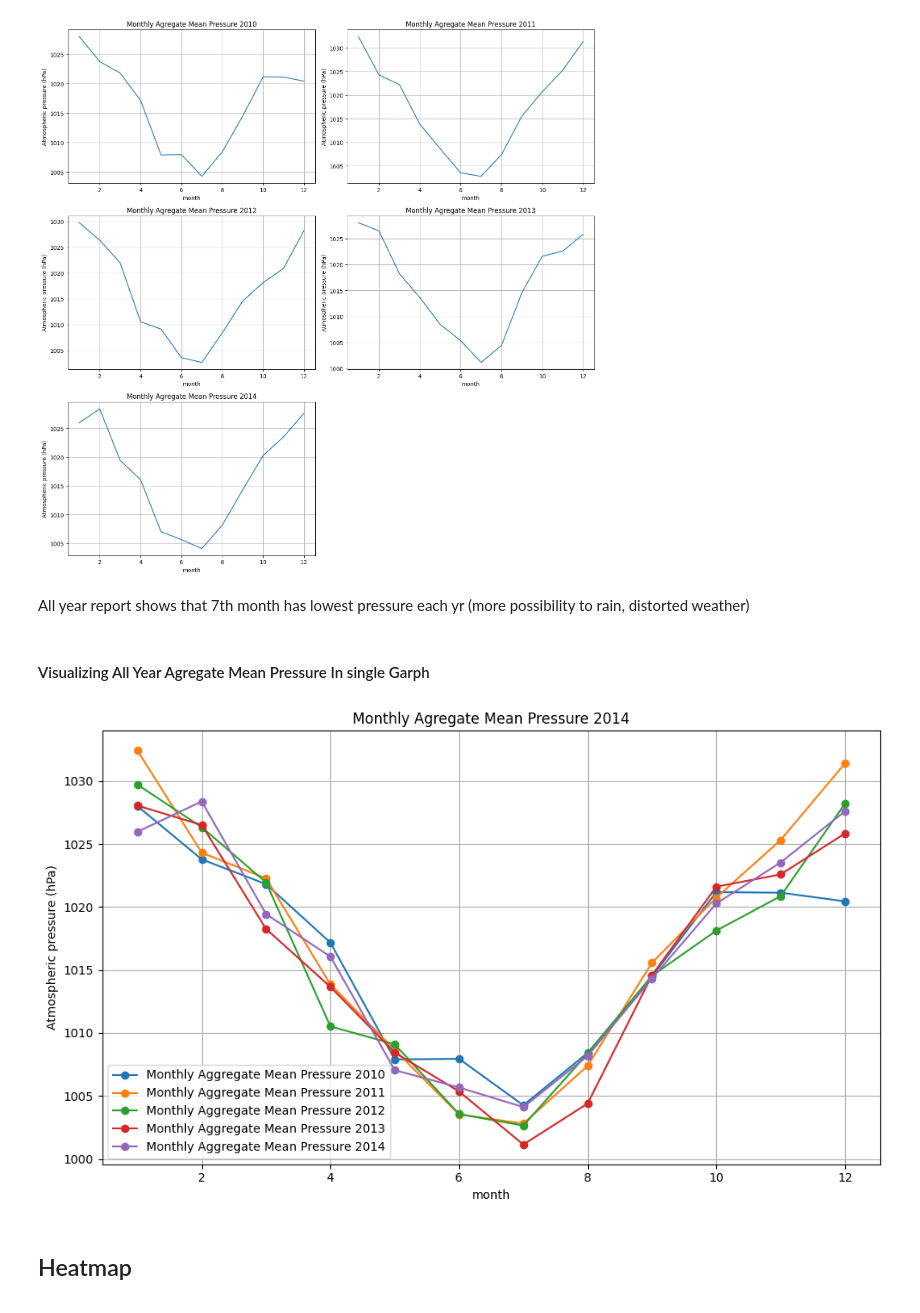
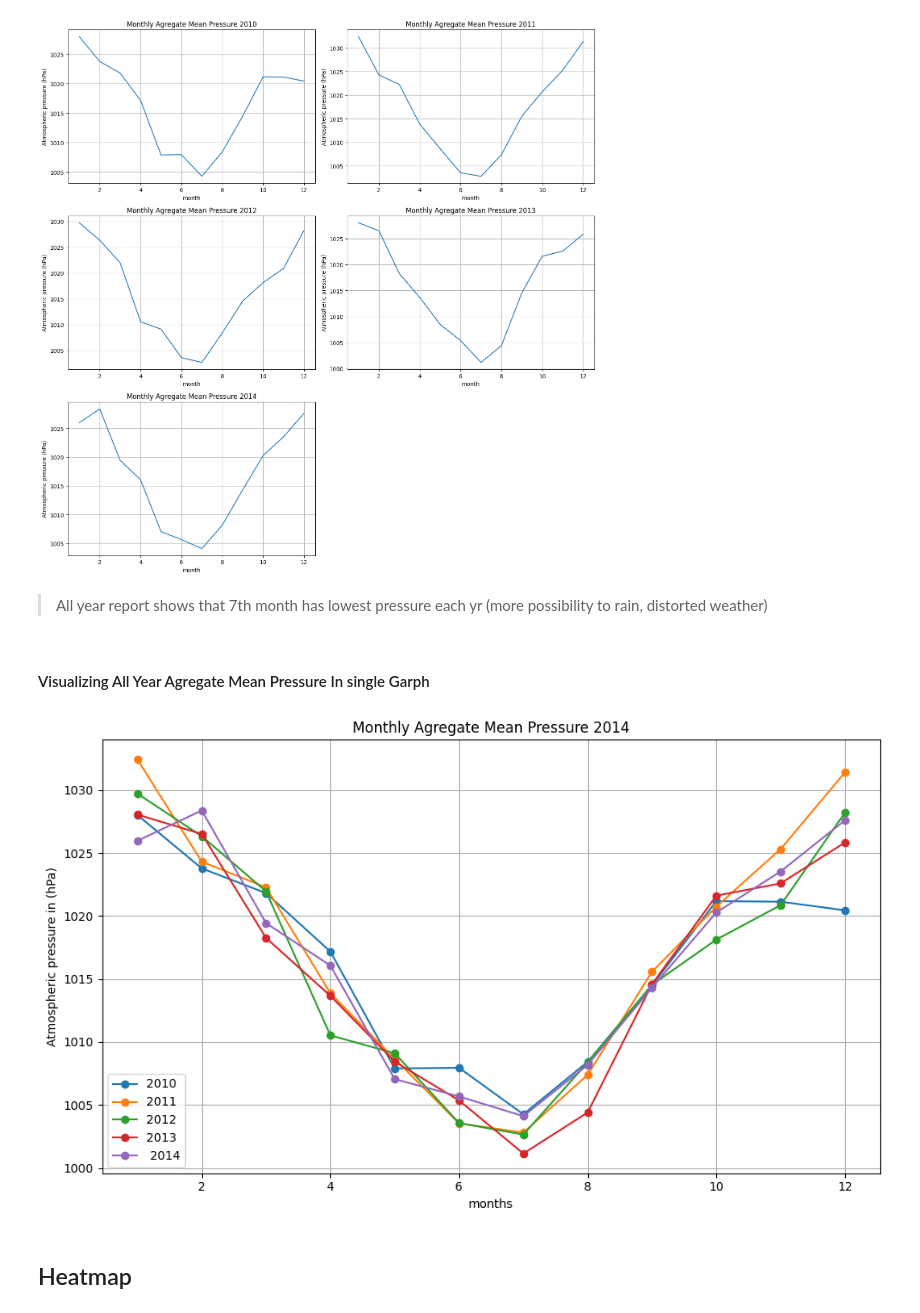
Before and after one commit to Vedant988/Vedant_INBT010521_June2024, a Jupyter notebook: task2_PRSA_data_2010.1.1-2014.12.31.ipynb, the cells around one changed output. Drawn from its saved outputs; the diff is of its cells as text; code cells hidden in the pictures.

```diff
--- a/task2_PRSA_data_2010.1.1-2014.12.31.ipynb
+++ b/task2_PRSA_data_2010.1.1-2014.12.31.ipynb
@@ -71,7 +71,6 @@ df.describe()
 | max | 2014.000000 | 12.000000 | 31.000000 | 23.000000 | 994.000000 | 28.000000 | 42.000000 | 1046.000000 | 585.600000 | 27.000000 | 36.000000 |
 # %%
 #adding date column
-date=df[['year','month','day']].apply(lambda x: '-'.join(x.values.astype(str)),axis='columns')
-
-df.insert(5,'date',date)
+date_column =df[['year','month','day']].apply(lambda x:'-'.join(x.values.astype(str)),axis='columns')
+df.insert(5,'date',date_column)
 df['date']=pd.to_datetime(df['date'])
@@ -312,55 +302,48 @@ plt.show()
 # %% [output]
 [figure]
 # %% [markdown]
-All year report shows that 7th month has lowest pressure each yr  (more possibility to rain, distorted weather)
+
+>All year report shows that 7th month has lowest pressure each yr  (more possibility to rain, distorted weather)
 # %% [markdown]
 #### Visualizing All Year Agregate Mean Pressure In single Garph
 # %%
 df_monthly_2010 = df1[df1['year']==2010].groupby('month')['PRES'].mean().reset_index()
 df_monthly_2011 = df1[df1['year']==2011].groupby('month')['PRES'].mean().reset_index()
 df_monthly_2012 = df1[df1['year']==2012].groupby('month')['PRES'].mean().reset_index()
 df_monthly_2013 = df1[df1['year']==2013].groupby('month')['PRES'].mean().reset_index()
 df_monthly_2014 = df1[df1['year']==2014].groupby('month')['PRES'].mean().reset_index()
 
 
 plt.figure(figsize=(10,6))
 
-plt.plot(df_monthly_2010['month'],df_monthly_2010['PRES'], marker='o',label='Monthly Aggregate Mean Pressure 2010')
+plt.plot(df_monthly_2010['month'],df_monthly_2010['PRES'], marker='o',label='2010')
 plt.title("Monthly Agregate Mean Pressure 2010")
-plt.xlabel('month')
-plt.ylabel("Atmospheric pressure (hPa)")
 plt.grid()
 
 
-plt.plot(df_monthly_2011['month'],df_monthly_2011['PRES'], marker='o',label='Monthly Aggregate Mean Pressure 2011')
+plt.plot(df_monthly_2011['month'],df_monthly_2011['PRES'], marker='o',label='2011')
 plt.title("Monthly Agregate Mean Pressure 2011")
-plt.xlabel('month')
-plt.ylabel("Atmospheric pressure (hPa)")
 plt.grid()
 
 
-plt.plot(df_monthly_2012['month'],df_monthly_2012['PRES'], marker='o',label='Monthly Aggregate Mean Pressure 2012')
+plt.plot(df_monthly_2012['month'],df_monthly_2012['PRES'], marker='o',label='2012')
 plt.title("Monthly Agregate Mean Pressure 2012")
-plt.xlabel('month')
-plt.ylabel("Atmospheric pressure (hPa)")
 plt.grid()
 
-plt.plot(df_monthly_2013['month'],df_monthly_2013['PRES'], marker='o',label='Monthly Aggregate Mean Pressure 2013')
+plt.plot(df_monthly_2013['month'],df_monthly_2013['PRES'], marker='o',label="2013")
 plt.title("Monthly Agregate Mean Pressure 2013")
-plt.xlabel('month')
-plt.ylabel("Atmospheric pressure (hPa)")
 plt.grid()
 
-plt.plot(df_monthly_2014['month'],df_monthly_2014['PRES'], marker='o',label='Monthly Aggregate Mean Pressure 2014')
+plt.plot(df_monthly_2014['month'],df_monthly_2014['PRES'], marker='o',label=' 2014')
 plt.title("Monthly Agregate Mean Pressure 2014")
-plt.xlabel('month')
-plt.ylabel("Atmospheric pressure (hPa)")
+plt.xlabel('months')
+plt.ylabel("Atmospheric pressure in (hPa)")
 plt.grid()
 
 plt.legend()
 plt.tight_layout()
 plt.show()
 # %% [output]
-[figure, old version]
+[figure, new version]
 # %% [markdown]
 ## Heatmap
```
Also changed, not shown: parts of 50 cells of this notebook.
